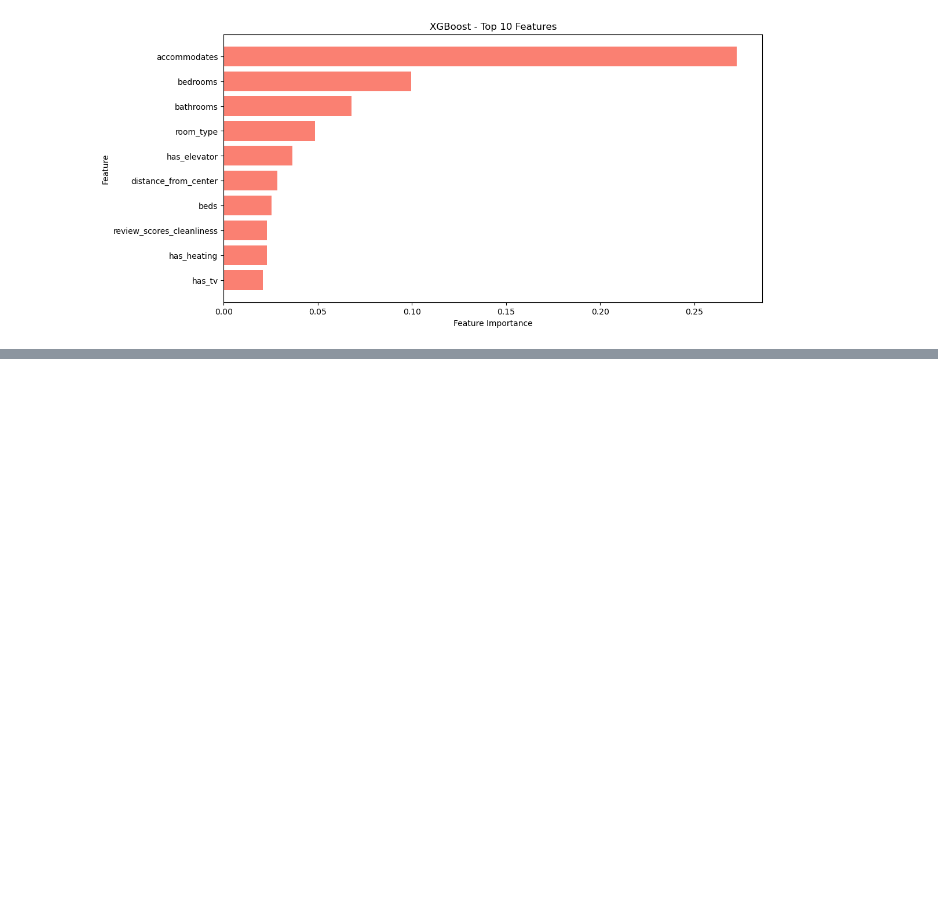
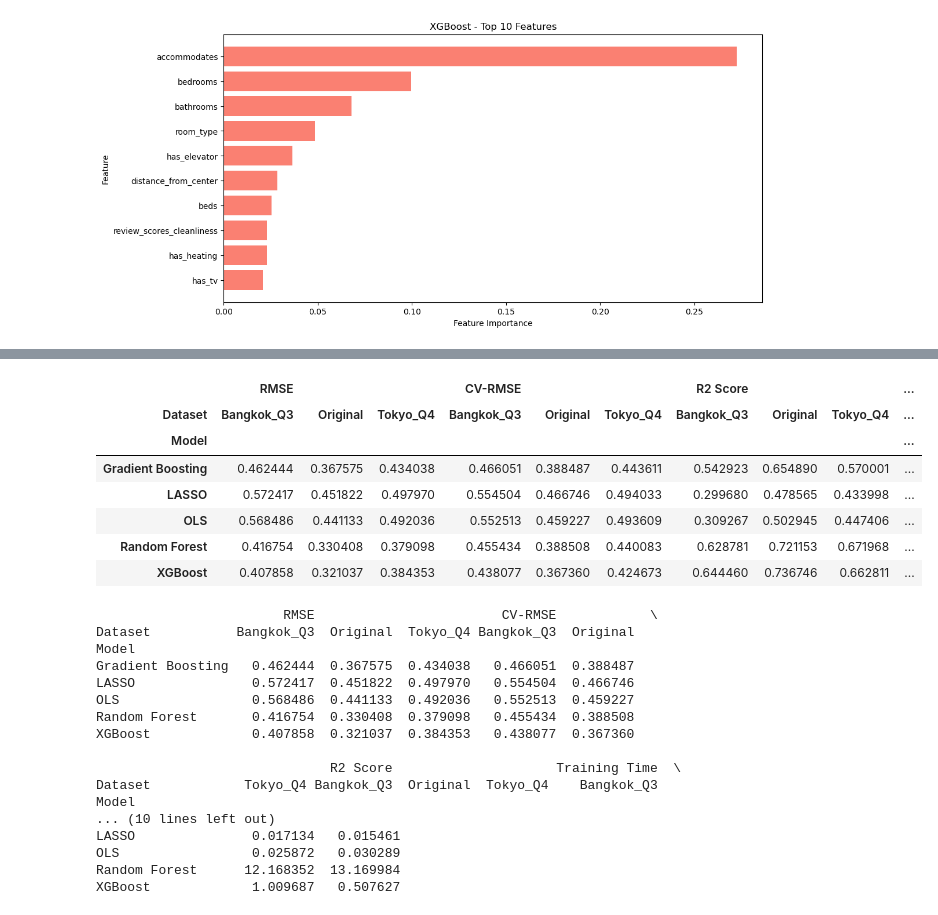
Before and after one commit to HDuo1129/Data-Analysis-3, a Jupyter notebook: Assignment 2/Assignment 2.ipynb, the cells around one changed output, grey strips where cells are left out. Saved outputs shown, nothing was run; the diff lists cells and outputs as text; code cells hidden in the pictures; blank space fills up the shorter version.

```diff
--- a/Assignment 2/Assignment 2.ipynb
+++ b/Assignment 2/Assignment 2.ipynb
@@ -669,0 +701,6 @@ Random Forest Top 10 Features
+# %%
+results_df_Tokyo_Q4 = evaluate_models(models, X_train_Tokyo_Q4, X_test_Tokyo_Q4,
+                                      y_train_Tokyo_Q4, y_test_Tokyo_Q4, X_Tokyo_Q4, y_Tokyo_Q4)
+
+print("Horserace Table: Model Performance Comparison for Tokyo_Q4")
+print(results_df_Tokyo_Q4)
@@ -669,0 +717,15 @@ Random Forest Top 10 Features
+# %%
+numeric_features = Bangkok_Q3_cleaned.select_dtypes(include=[np.number]).columns.tolist()
+features = [col for col in numeric_features if col not in ["id", "price"]]
+Bangkok_Q3_cleaned[features] = Bangkok_Q3_cleaned[features].astype(float)
+scaler = StandardScaler()
+Bangkok_Q3_cleaned[features] = scaler.fit_transform(Bangkok_Q3_cleaned[features])
+# %%
+X_Bangkok_Q3 = Bangkok_Q3_cleaned[features]
+y_Bangkok_Q3 = Bangkok_Q3_cleaned["price"].fillna(Bangkok_Q3_cleaned["price"].median())
+
+X_train_Bangkok_Q3, X_test_Bangkok_Q3, y_train_Bangkok_Q3, y_test_Bangkok_Q3 = train_test_split(
+    X_Bangkok_Q3, y_Bangkok_Q3, test_size=0.2, random_state=42)
+
+X_train_Bangkok_Q3.fillna(X_train_Bangkok_Q3.median(), inplace=True)
+X_test_Bangkok_Q3.fillna(X_test_Bangkok_Q3.median(), inplace=True)
@@ -669,0 +745,6 @@ Random Forest Top 10 Features
+# %%
+results_df_Bangkok_Q3 = evaluate_models(models, X_train_Bangkok_Q3, X_test_Bangkok_Q3,
+                                        y_train_Bangkok_Q3, y_test_Bangkok_Q3, X_Bangkok_Q3, y_Bangkok_Q3)
+
+print("Horserace Table: Model Performance Comparison for Bangkok_Q3")
+print(results_df_Bangkok_Q3)
@@ -669,0 +759,36 @@ Random Forest Top 10 Features
+# %%
+results_df["Dataset"] = "Original"
+results_df_Tokyo_Q4["Dataset"] = "Tokyo_Q4"
+results_df_Bangkok_Q3["Dataset"] = "Bangkok_Q3"
+
+combined_results = pd.concat([results_df, results_df_Tokyo_Q4, results_df_Bangkok_Q3], ignore_index=True)
+combined_results = combined_results.pivot(index="Model", columns="Dataset")
+
+display(combined_results)
+print(combined_results)
+# %% [output]
+|  | RMSE |  |  | CV-RMSE |  |  | R2 Score |  |  | ... |
+| Dataset | Bangkok_Q3 | Original | Tokyo_Q4 | Bangkok_Q3 | Original | Tokyo_Q4 | Bangkok_Q3 | Original | Tokyo_Q4 | ... |
+| Model |  |  |  |  |  |  |  |  |  | ... |
+| Gradient Boosting | 0.462444 | 0.367575 | 0.434038 | 0.466051 | 0.388487 | 0.443611 | 0.542923 | 0.654890 | 0.570001 | ... |
+| LASSO | 0.572417 | 0.451822 | 0.497970 | 0.554504 | 0.466746 | 0.494033 | 0.299680 | 0.478565 | 0.433998 | ... |
+| OLS | 0.568486 | 0.441133 | 0.492036 | 0.552513 | 0.459227 | 0.493609 | 0.309267 | 0.502945 | 0.447406 | ... |
+| Random Forest | 0.416754 | 0.330408 | 0.379098 | 0.455434 | 0.388508 | 0.440083 | 0.628781 | 0.721153 | 0.671968 | ... |
+| XGBoost | 0.407858 | 0.321037 | 0.384353 | 0.438077 | 0.367360 | 0.424673 | 0.644460 | 0.736746 | 0.662811 | ... |
+                        RMSE                        CV-RMSE            \
+Dataset           Bangkok_Q3  Original  Tokyo_Q4 Bangkok_Q3  Original
+Model
+Gradient Boosting   0.462444  0.367575  0.434038   0.466051  0.388487
+LASSO               0.572417  0.451822  0.497970   0.554504  0.466746
+OLS                 0.568486  0.441133  0.492036   0.552513  0.459227
+Random Forest       0.416754  0.330408  0.379098   0.455434  0.388508
+XGBoost             0.407858  0.321037  0.384353   0.438077  0.367360
+
+                              R2 Score                     Training Time  \
+Dataset            Tokyo_Q4 Bangkok_Q3  Original  Tokyo_Q4    Bangkok_Q3
+Model
+... (10 lines left out)
+LASSO               0.017134   0.015461
+OLS                 0.025872   0.030289
+Random Forest      12.168352  13.169984
+XGBoost             1.009687   0.507627
```
Also changed, not shown: parts of 9 cells of this notebook.
